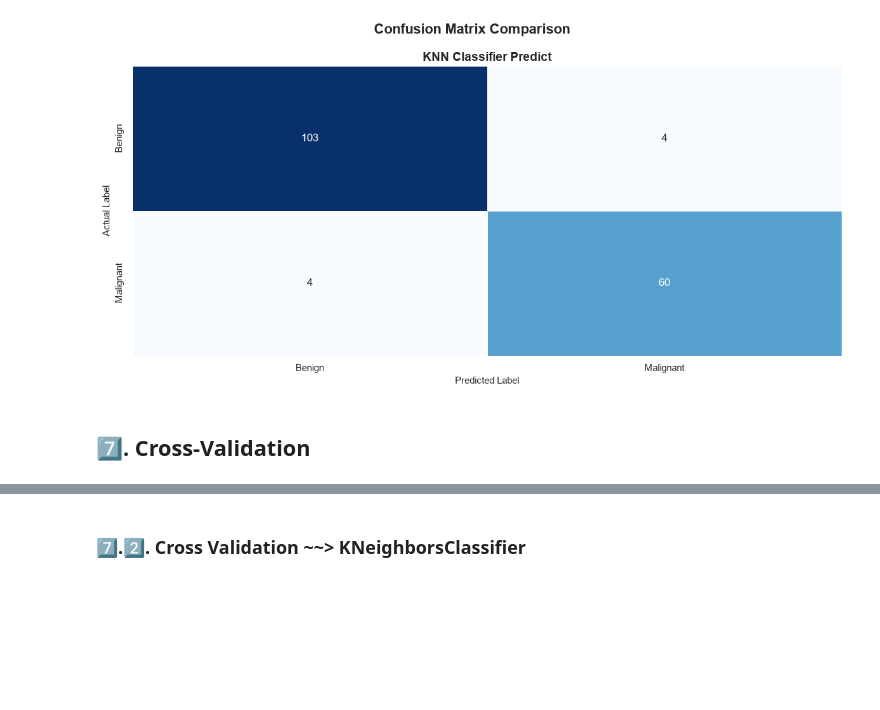
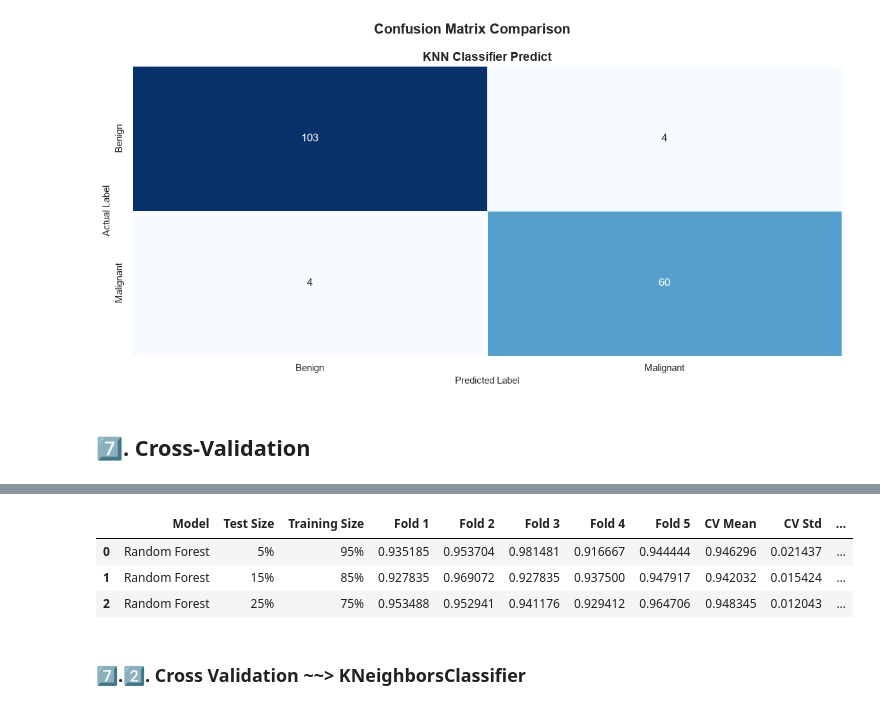
Before and after one commit to CCT-Dublin/CCT_ML_CA_01_50S, a Jupyter notebook: notebooks/CCT_ML_CA_01_50S_2026438.ipynb, the cells around one changed output, grey strips where cells are left out. Drawn from its saved outputs; the diff is of its cells as text; code cells hidden in the pictures; blank space fills up the shorter version.

```diff
--- a/notebooks/CCT_ML_CA_01_50S_2026438.ipynb
+++ b/notebooks/CCT_ML_CA_01_50S_2026438.ipynb
@@ -867,3 +867,10 @@ df_rf_results = pd.DataFrame(rf_results)
+# %%
+df_rf_results
+# %% [output]
+|  | Model | Test Size | Training Size | Fold 1 | Fold 2 | Fold 3 | Fold 4 | Fold 5 | CV Mean | CV Std | ... |
+| 0 | Random Forest | 5% | 95% | 0.935185 | 0.953704 | 0.981481 | 0.916667 | 0.944444 | 0.946296 | 0.021437 | ... |
+| 1 | Random Forest | 15% | 85% | 0.927835 | 0.969072 | 0.927835 | 0.937500 | 0.947917 | 0.942032 | 0.015424 | ... |
+| 2 | Random Forest | 25% | 75% | 0.953488 | 0.952941 | 0.941176 | 0.929412 | 0.964706 | 0.948345 | 0.012043 | ... |
 # %% [markdown]
 ### 7️⃣.2️⃣. Cross Validation ~~> KNeighborsClassifier
 # %%
```
Also changed, not shown: parts of 37 cells of this notebook, 2 other files.
